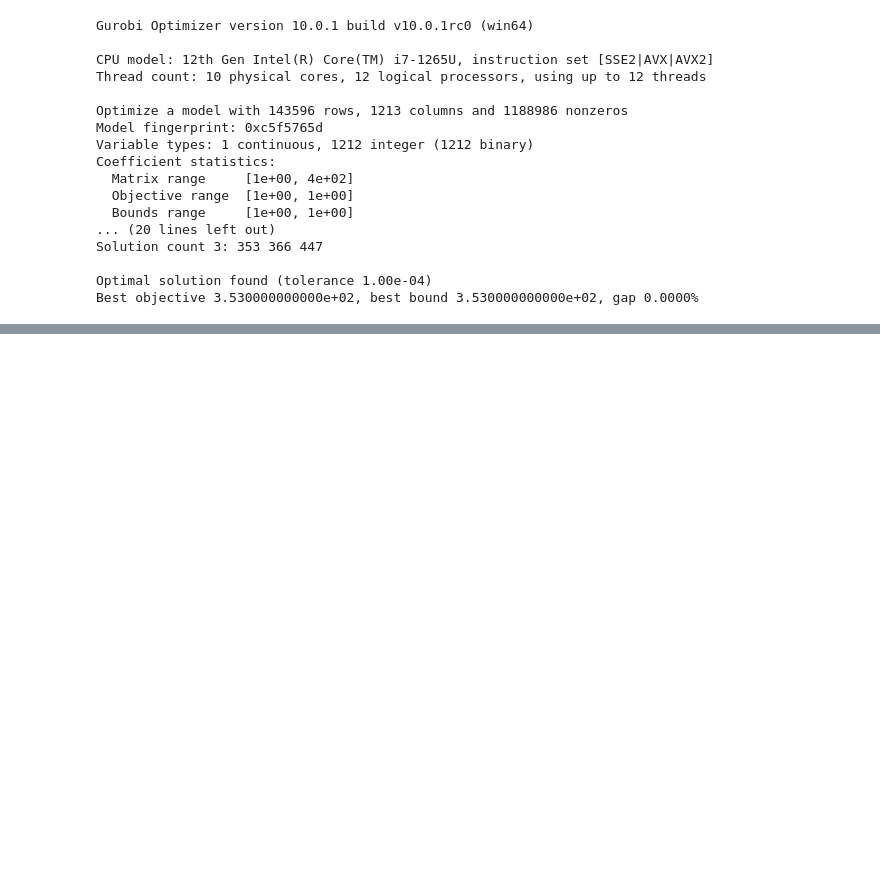
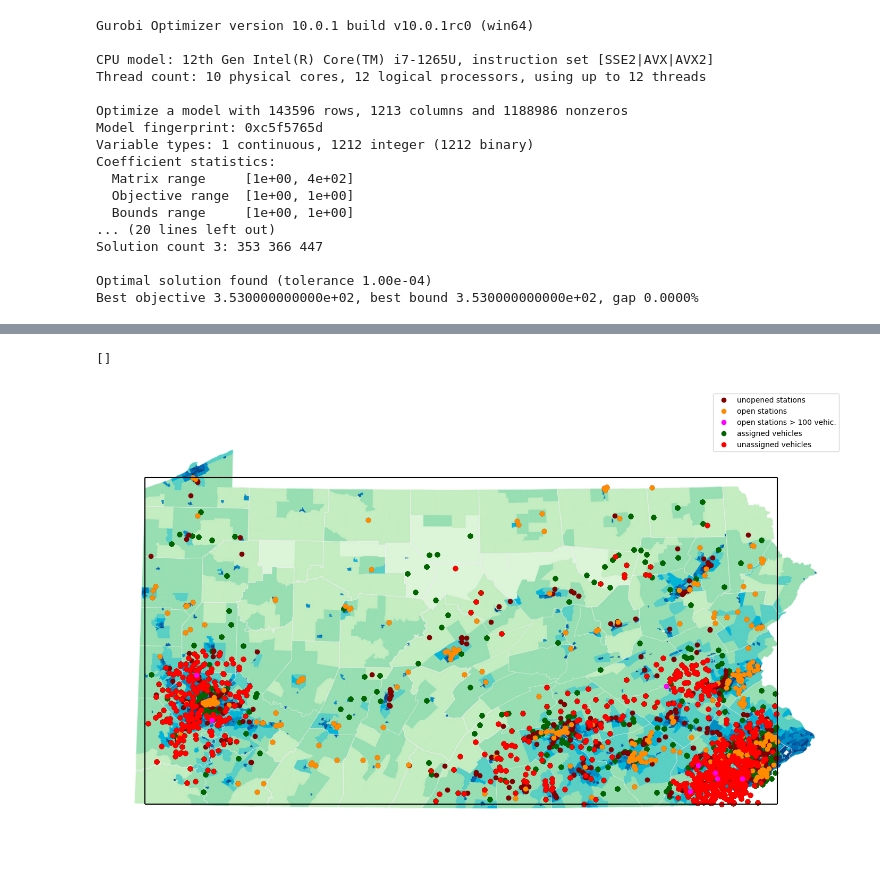
Before and after one commit to juanbeta98/MOPTA-23, a Jupyter notebook: New locations.ipynb, the cells around one changed output, grey strips where cells are left out. Drawn from its saved outputs; the diff is of its cells as text; code cells hidden in the pictures; blank space fills up the shorter version.

```diff
--- a/New locations.ipynb
+++ b/New locations.ipynb
@@ -302,0 +449,2 @@ min([len(K_s[s]) for s in open_stations])
+# %%
+open_stations = [s for s in S if theta[s].X>0.5]
@@ -302,0 +453,14 @@ min([len(K_s[s]) for s in open_stations])
+# %%
+objs = {}
+sc = 0
+print(f"Running for scenario {sc}")
+y = {s:8 for s in open_stations}
+
+K, K_s, S_k, a, t = load_pickle(path,sc)
+S_k = {k:[s for s in S_k[k] if s in open_stations] for k in K}
+a.update({("s",s):0 for s in open_stations})
+a.update({("e",s):10 for s in open_stations})
+t.update({("e",s):0 for s in open_stations})
+
+objs[sc] = second_stage_ESPP(open_stations,K,K_s,S_k,2,y,a,t)
+print(f"Final result for scenario {sc}: {objs[sc]} infeasible vehicles\n")
@@ -302,0 +477,47 @@ min([len(K_s[s]) for s in open_stations])
+# %%
+img = plt.imread("./Problem Visualization/Pennsylvania_Population.png")
+fig, ax = plt.subplots(nrows=1,ncols=1,figsize=(18,12))
+
+for v in vehicles.index:
+        x_v = vehicles.loc[v,0]; y_v = vehicles.loc[v,1]
+        ax.plot(x_v,y_v,marker="o",color="darkgreen")
+
+for s in stations.index:
+        x_v = stations.loc[s,0]; y_v = stations.loc[s,1]
+        ax.plot(x_v,y_v,marker="o",color="maroon")
+
+for s in open_stations:
+        x_v = stations.loc[s,0]; y_v = stations.loc[s,1]
+        ax.plot(x_v,y_v,marker="o",color="darkorange")
+
+for v in objs[0][1]:
+        x_v = vehicles.loc[v,0]; y_v = vehicles.loc[v,1]
+        ax.plot(x_v,y_v,marker="o",color="red")
+
+for s in open_stations:
+        if len(K_s[s]) > 100:
+                x_v = stations.loc[s,0]; y_v = stations.loc[s,1]
+                ax.plot(x_v,y_v,marker="o",color="magenta")
+
+ax.plot([-30],[-30],marker="o",linestyle="",color="maroon",label="unopened stations")
+ax.plot([-30],[-30],marker="o",linestyle="",color="darkorange",label="open stations")
+ax.plot([-30],[-30],marker="o",linestyle="",color="magenta",label="open stations > 100 vehic.")
+ax.plot([-30],[-30],marker="o",linestyle="",color="darkgreen",label="assigned vehicles")
+ax.plot([-30],[-30],marker="o",linestyle="",color="red",label="unassigned vehicles")
+
+ax.legend(loc="upper right")
+
+ax.vlines(x=[0,290],ymin=0,ymax=150,color="black")
+ax.hlines(y=[0,150],xmin=0,xmax=290,color="black")
+
+ax.spines[["top","bottom","left","right"]].set_visible(False)
+
+#ax.imshow(img, extent=[-5, 308, -5, 178])
+ax.imshow(img, extent=[-5, 308, -5, 165])
+#ax.legend(loc="upper right")
+ax.set_xlim(-20,320)
+ax.set_ylim(-20,190)
+ax.set_xticks([]); ax.set_yticks([])
+# %% [output]
+[]
+[figure, added]
```
Also changed, not shown: parts of 27 cells of this notebook.
